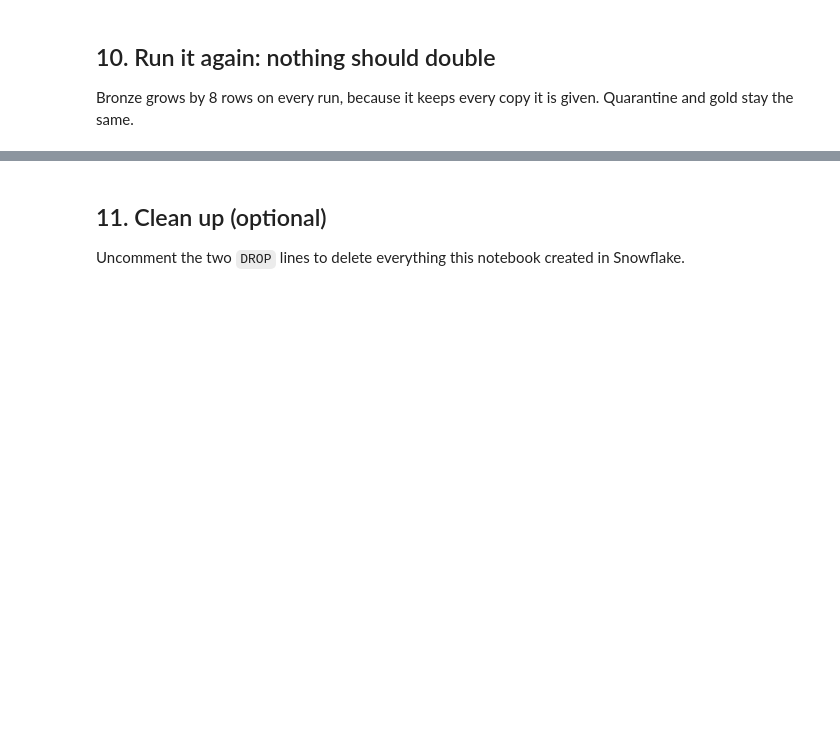
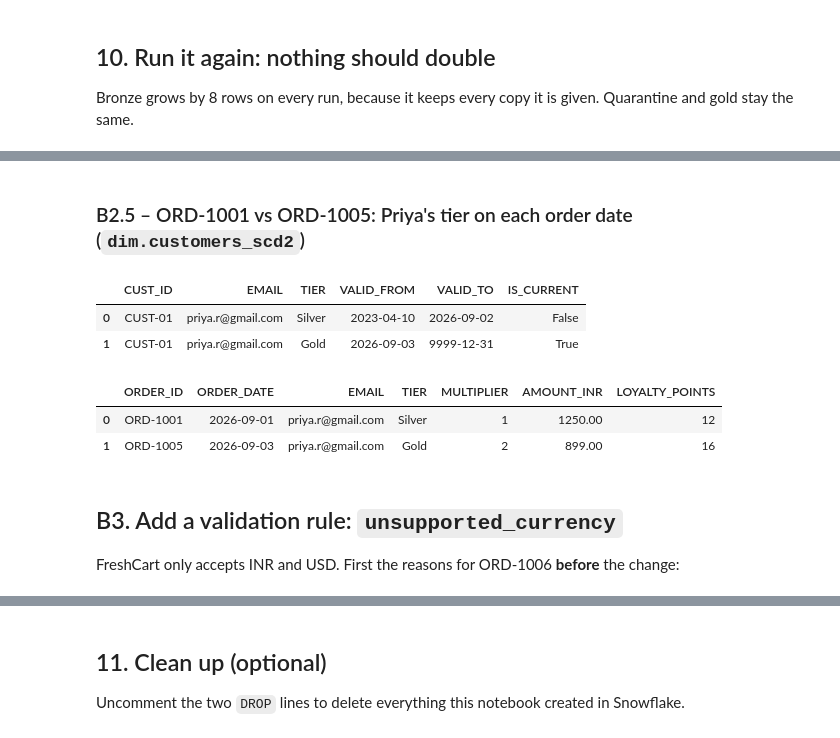
Before and after one commit to Arisex96/freshcart-pipelines, a Jupyter notebook: elt/freshcart_elt.ipynb, the cells around one changed output, grey strips where cells are left out. Drawn from its saved outputs; the diff is of its cells as text; code cells hidden in the pictures; blank space fills up the shorter version.

```diff
--- a/elt/freshcart_elt.ipynb
+++ b/elt/freshcart_elt.ipynb
@@ -787,0 +860,18 @@ GOLD: 4 orders, revenue ₹7785.00, 126 loyalty points
+# %% [markdown]
+### B2.5 – ORD-1001 vs ORD-1005: Priya's tier on each order date (`dim.customers_scd2`)
+# %%
+show("SELECT * FROM dim.customers_scd2 WHERE email = 'priya.r@gmail.com' ORDER BY valid_from")
+# %% [output]
+|  | CUST_ID | EMAIL | TIER | VALID_FROM | VALID_TO | IS_CURRENT |
+| 0 | CUST-01 | priya.r@gmail.com | Silver | 2023-04-10 | 2026-09-02 | False |
+| 1 | CUST-01 | priya.r@gmail.com | Gold | 2026-09-03 | 9999-12-31 | True |
+# %%
+show("""SELECT order_id, order_date, email, tier, multiplier, amount_inr, loyalty_points
+        FROM gold.fct_orders WHERE order_id IN ('ORD-1001', 'ORD-1005') ORDER BY order_id""")
+# %% [output]
+|  | ORDER_ID | ORDER_DATE | EMAIL | TIER | MULTIPLIER | AMOUNT_INR | LOYALTY_POINTS |
+| 0 | ORD-1001 | 2026-09-01 | priya.r@gmail.com | Silver | 1 | 1250.00 | 12 |
+| 1 | ORD-1005 | 2026-09-03 | priya.r@gmail.com | Gold | 2 | 899.00 | 16 |
+# %% [markdown]
+## B3. Add a validation rule: `unsupported_currency`
+FreshCart only accepts INR and USD. First the reasons for ORD-1006 **before** the change:
```
Also changed, not shown: parts of 32 cells of this notebook.
